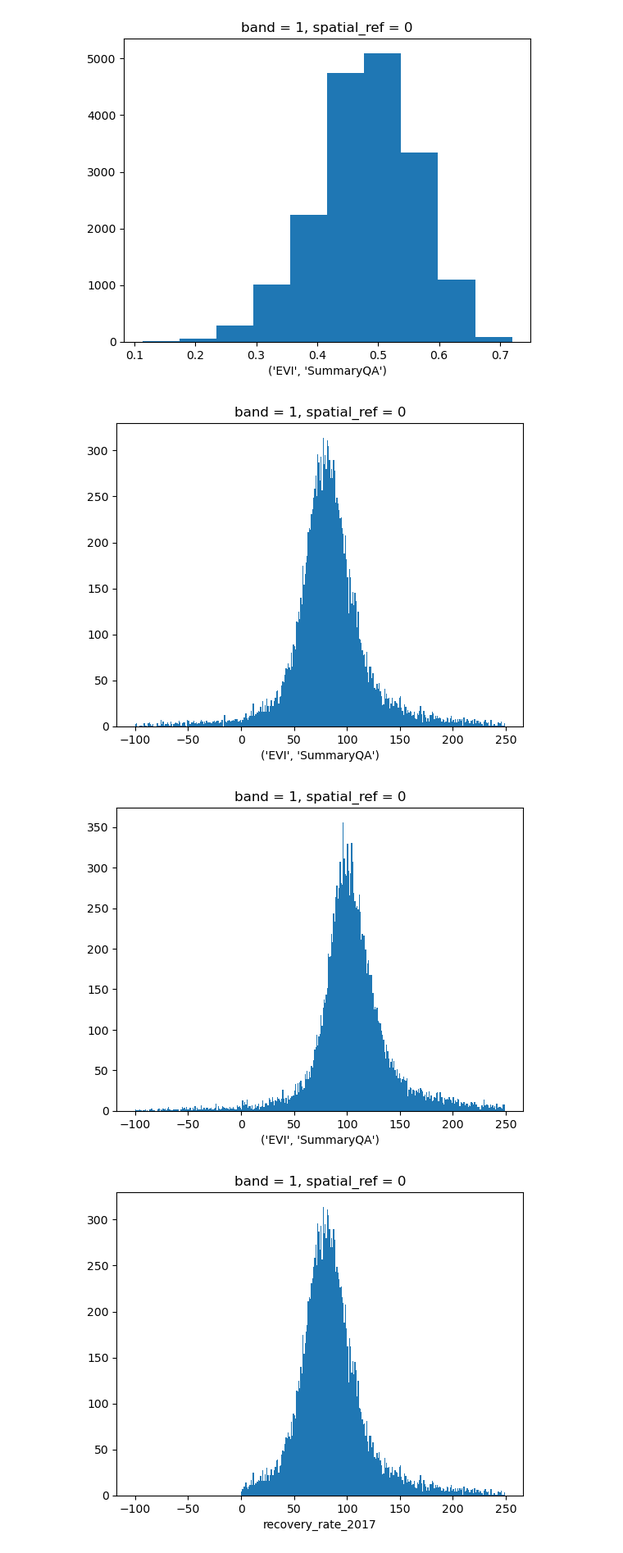
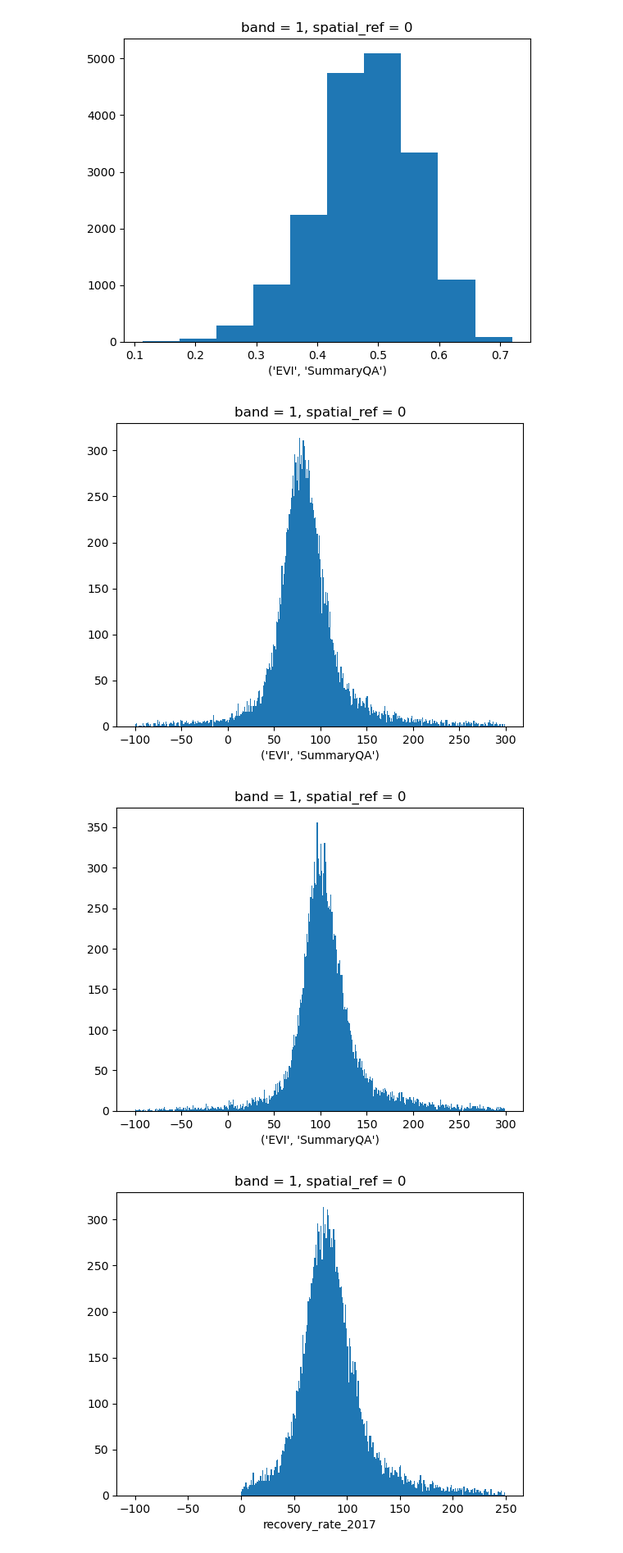
Before and after one commit to ninorp55/tropical-peat-post-fire-vegetation-recovery, a Jupyter notebook: 2_vegetation_recovery_metrics.ipynb, the cells around one changed output. Shown at 82% size. Drawn from its saved outputs; the diff is of its cells as text; code cells hidden in the pictures.

```diff
--- a/2_vegetation_recovery_metrics.ipynb
+++ b/2_vegetation_recovery_metrics.ipynb
@@ -101,11 +101,11 @@ for year in ['2017', '2020']:
     merged_evis[f'recovery_rate_{year}'] = (merged_evis[f'evi_{year}'] - merged_evis.evi_post) / (merged_evis.evi_pre - merged_evis.evi_post) * 100
 # %%
 # plot distribution
-merged_evis.recovery_rate_2017.plot.hist(bins=np.arange(-100,250,1))
+merged_evis.recovery_rate_2017.plot.hist(bins=np.arange(-100,300,1))
 plt.show()
 
-merged_evis.recovery_rate_2020.plot.hist(bins=np.arange(-100,250,1))
+merged_evis.recovery_rate_2020.plot.hist(bins=np.arange(-100,300,1))
 plt.show()
 # %% [output]
-[figure, old version]
+[figure, new version]
-[figure, old version]
+[figure, new version]
```
Also changed, not shown: parts of 2 cells of this notebook.
